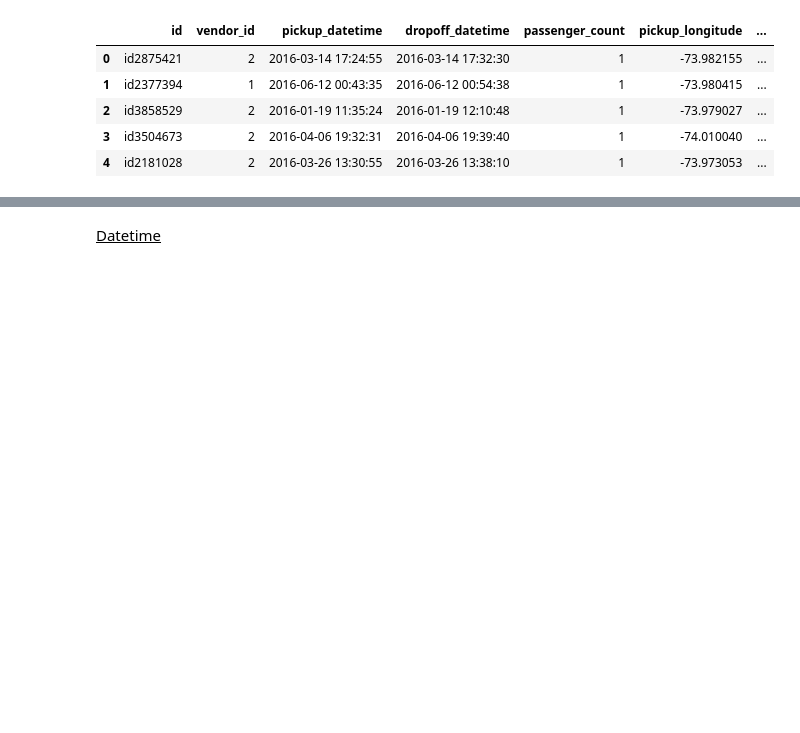
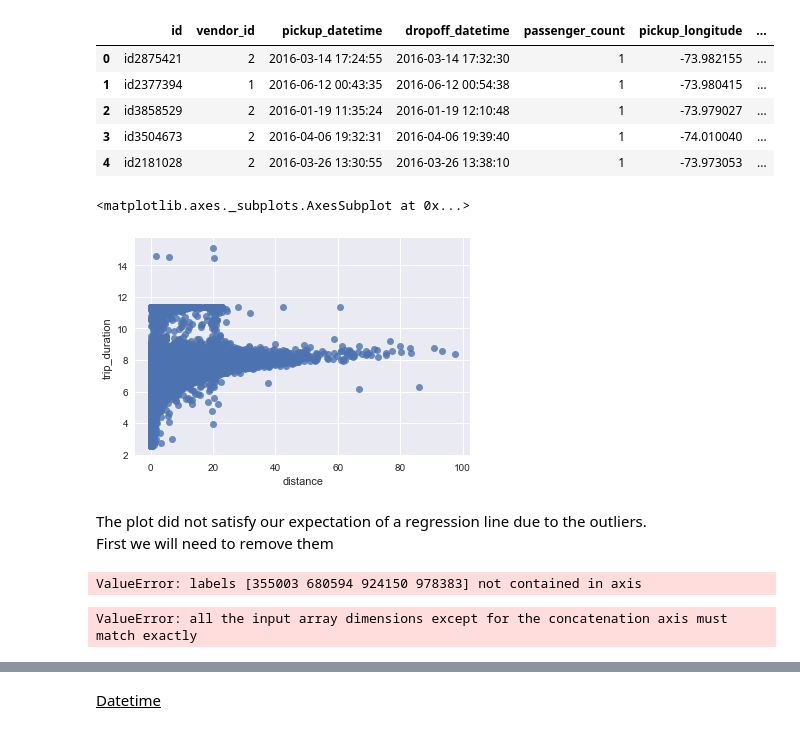
Before and after one commit to MelanVijayaratnam/Kaggle-nb, a Jupyter notebook: Taxi/Taxi.ipynb, the cells around one changed output, grey strips where cells are left out. Cells and saved outputs as stored; diff of their text form; code cells hidden in the pictures; blank space fills up the shorter version.

Commit message:
Remove outlier and transform feature with function

```diff
--- a/Taxi/Taxi.ipynb
+++ b/Taxi/Taxi.ipynb
@@ -399,0 +400,25 @@ def get_distance(dataset):
+# %%
+target = np.log(train_df['trip_duration'])
+sns.regplot(x='distance', y=target, data=train_df,
+           fit_reg=False)
+# %% [output]
+<matplotlib.axes._subplots.AxesSubplot at 0x...>
+[figure, added]
+# %% [markdown]
+The plot did not satisfy our expectation of a regression line due to the outliers.<br>
+First we will need to remove them
+# %%
+train_df = train_df[ train_df['distance'] < 100 ]
+
+# target and train_df should be same dimension so we should carefully delete the outlier in the y-axis
+target = pd.DataFrame(target)
+outliers = target[target['trip_duration'] > 12].index.tolist()
+train_df.drop(outliers, inplace=True)
+target.drop(outliers, inplace=True)
+# %% [output]
+ValueError: labels [355003 680594 924150 978383] not contained in axis
+# %%
+sns.regplot(x='distance', y=target, data=train_df,
+           fit_reg=False)
+# %% [output]
+ValueError: all the input array dimensions except for the concatenation axis must match exactly
```
Also changed, not shown: parts of 25 cells of this notebook.
